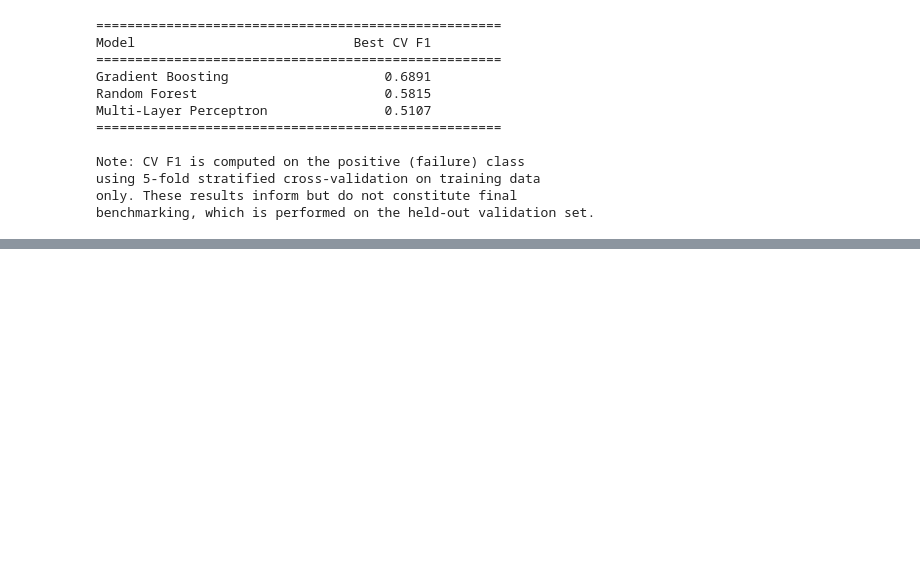
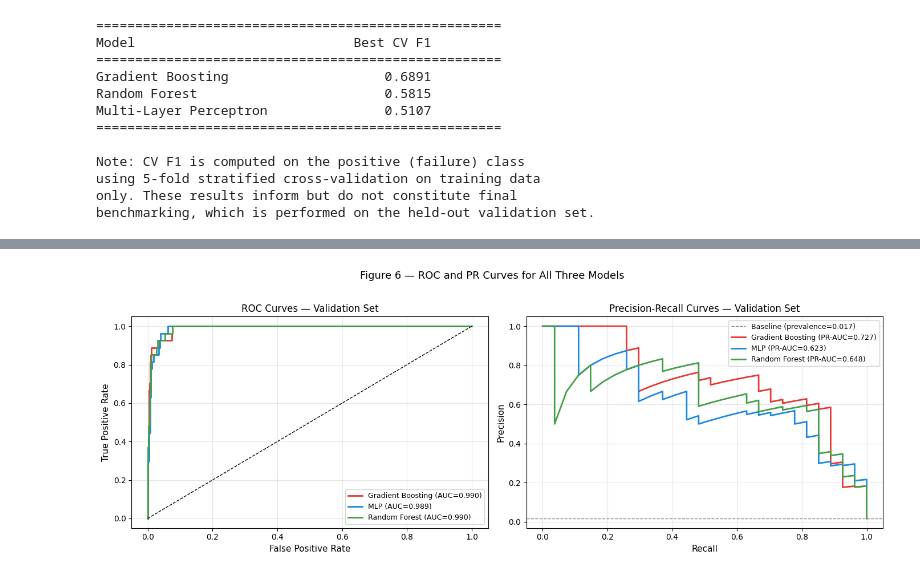
Before and after one commit to YameenMunir/Artificial-Intelligence-Coursework, a Jupyter notebook: notebook/main.ipynb, the cells around one changed output, grey strips where cells are left out. Drawn from its saved outputs; the diff is of its cells as text; code cells hidden in the pictures; blank space fills up the shorter version.

```diff
--- a/notebook/main.ipynb
+++ b/notebook/main.ipynb
@@ -627,0 +799,43 @@ benchmarking, which is performed on the held-out validation set.
+# %%
+# ─────────────────────────────────────────────────────────────────────────────
+# 3.3  ROC curve and Precision-Recall curve comparison
+# ─────────────────────────────────────────────────────────────────────────────
+
+colors = {'Gradient Boosting': '#E53935', 'MLP': '#1E88E5', 'Random Forest': '#43A047'}
+
+fig, axes = plt.subplots(1, 2, figsize=(14, 5))
+
+# --- ROC Curve ---
+ax = axes[0]
+for name, res in results.items():
+    fpr, tpr, _ = roc_curve(y_val, res['y_proba'])
+    ax.plot(fpr, tpr, label=f"{name} (AUC={res['roc_auc']:.3f})",
+            color=colors[name], linewidth=2)
+ax.plot([0, 1], [0, 1], 'k--', linewidth=1)
+ax.set_xlabel('False Positive Rate', fontsize=11)
+ax.set_ylabel('True Positive Rate', fontsize=11)
+ax.set_title('ROC Curves — Validation Set', fontsize=12)
+ax.legend(fontsize=9)
+ax.grid(alpha=0.3)
+
+# --- PR Curve ---
+ax = axes[1]
+baseline = y_val.mean()
+ax.axhline(baseline, color='grey', linestyle='--', linewidth=1,
+           label=f'Baseline (prevalence={baseline:.3f})')
+for name, res in results.items():
+    prec_c, rec_c, _ = precision_recall_curve(y_val, res['y_proba'])
+    ax.plot(rec_c, prec_c, label=f"{name} (PR-AUC={res['pr_auc']:.3f})",
+            color=colors[name], linewidth=2)
+ax.set_xlabel('Recall', fontsize=11)
+ax.set_ylabel('Precision', fontsize=11)
+ax.set_title('Precision-Recall Curves — Validation Set', fontsize=12)
+ax.legend(fontsize=9)
+ax.grid(alpha=0.3)
+
+plt.suptitle('Figure 6 — ROC and PR Curves for All Three Models', fontsize=13, y=1.02)
+plt.tight_layout()
+plt.savefig('fig6_roc_pr_curves.png', dpi=150, bbox_inches='tight')
+plt.show()
+# %% [output]
+[figure, added]
```
Also changed, not shown: parts of 12 cells of this notebook.
